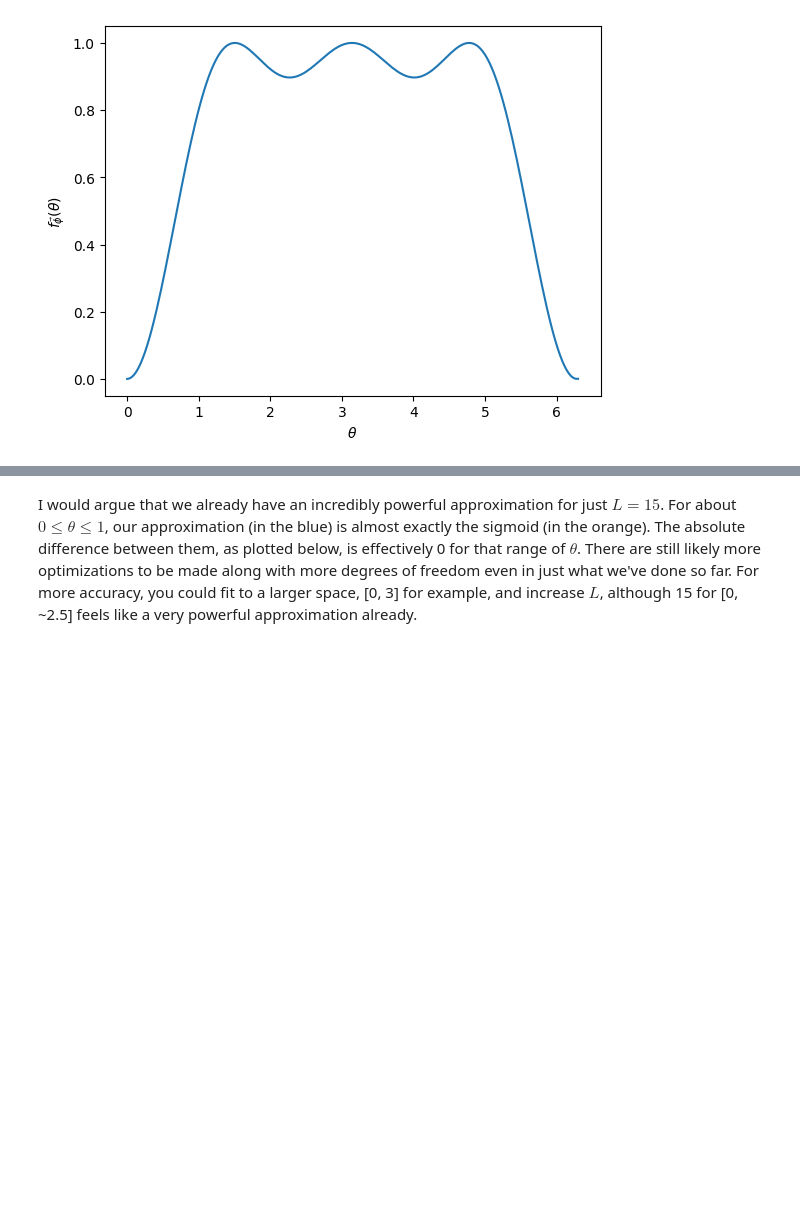
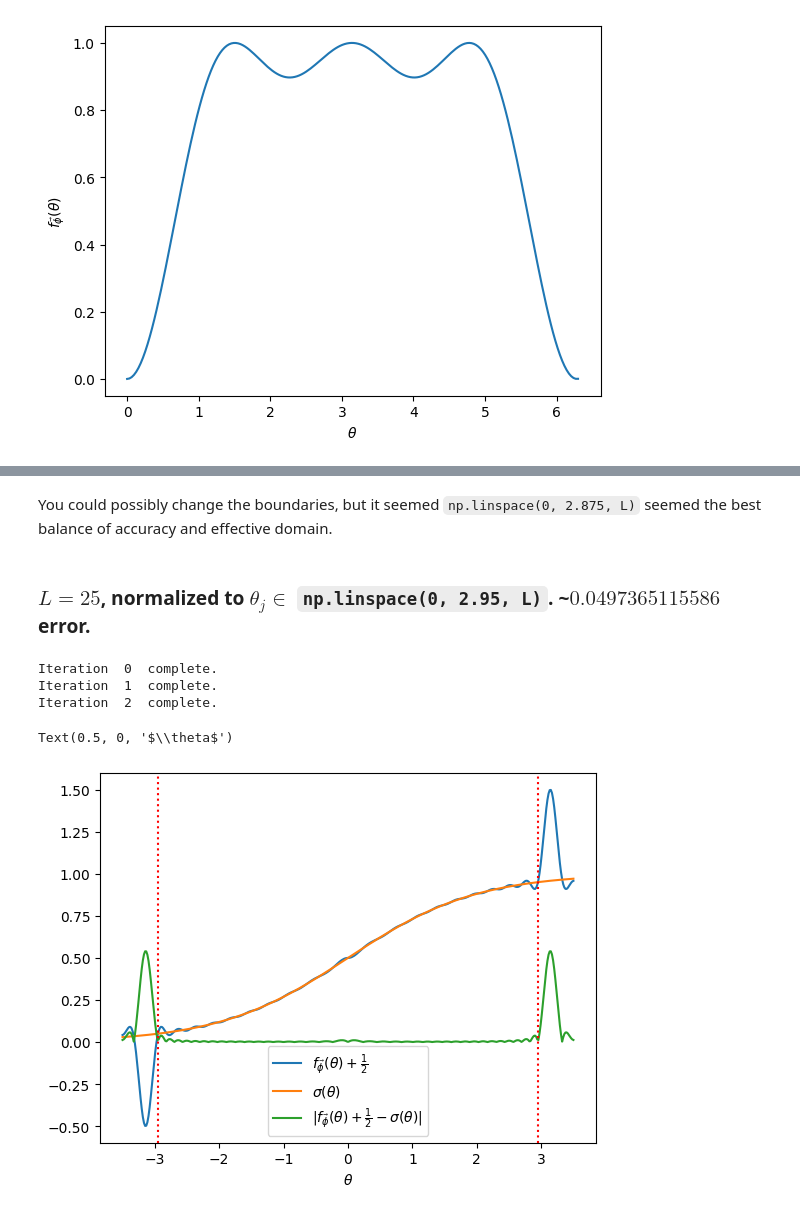
Before and after one commit to s-cavalier/temprepo190hmidterm, a Jupyter notebook: midterm.ipynb, the cells around one changed output, grey strips where cells are left out. Cells and saved outputs as stored; diff of their text form; code cells hidden in the pictures; blank space fills up the shorter version.

```diff
--- a/midterm.ipynb
+++ b/midterm.ipynb
@@ -127,2 +168,33 @@ Text(0, 0.5, '$y$')
-# %% [markdown]
-I would argue that we already have an incredibly powerful approximation for just $L=15$. For about $0 \leq \theta \leq 1$, our approximation (in the blue) is almost exactly the sigmoid (in the orange). The absolute difference between them, as plotted below, is effectively 0 for that range of $\theta$. There are still likely more optimizations to be made along with more degrees of freedom even in just what we've done so far. For more accuracy, you could fit to a larger space, [0, 3] for example, and increase $L$, although 15 for [0, ~2.5] feels like a very powerful approximation already.
+# %% [markdown]
+You could possibly change the boundaries, but it seemed `np.linspace(0, 2.875, L)` seemed the best balance of accuracy and effective domain.
+# %% [markdown]
+### $L = 25$, normalized to $\theta_j \in$ `np.linspace(0, 2.95, L)`. ~$0.0497365115586$ error.
+# %%
+L = 25
+phi0 = np.linspace(np.pi/4, -np.pi/4, L)
+final_theta = 2.95
+
+#Shifted function
+res = QSPBFGS(phi0, lambda x: 1 / (1+np.exp(-x)) - 0.5, 0.000000001, np.linspace(0, final_theta, L)) if not preset_flag else get_floats_from_json(L, "phisets.json")
+if save_values:
+    save_floats_to_json(res, "phisets.json")
+
+x = np.linspace(-3.5, 3.5, 400)
+#Note the shifts and conditional sign flips to accomdate for our previous shifting / domain issues
+y1 = [1 / 2 +tprf(res, theta * (-1 if theta < 0 else 1)) * (-1 if theta < 0 else 1) for theta in x]
+y2 = [1 / (1 + np.exp(-theta)) for theta in x]
+y3 = [np.abs(y1[i] - y2[i]) for i in range(400)]
+plt.plot(x, y1)
+plt.plot(x, y2)
+plt.plot(x, y3)
+# plot last norm value
+plt.axvline(final_theta, linestyle=':', color='r')
+plt.axvline(-final_theta, linestyle=':', color='r')
+plt.legend([r'$f_{\vec{\phi}}(\theta) + \frac{1}{2}$', r'$\sigma(\theta)$', r'$|f_{\vec{\phi}}(\theta) + \frac{1}{2} - \sigma(\theta)|$' ])
+plt.xlabel(r'$\theta$')
+# %% [output]
+Iteration  0  complete.
+Iteration  1  complete.
+Iteration  2  complete.
+Text(0.5, 0, '$\\theta$')
+[figure, added]
```
Also changed, not shown: parts of 19 cells of this notebook, 27 other files.
